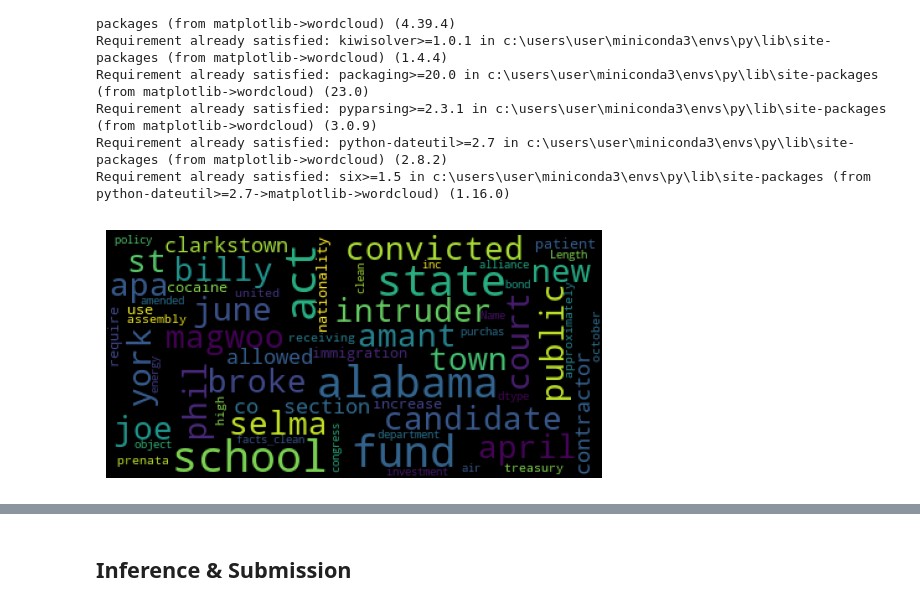
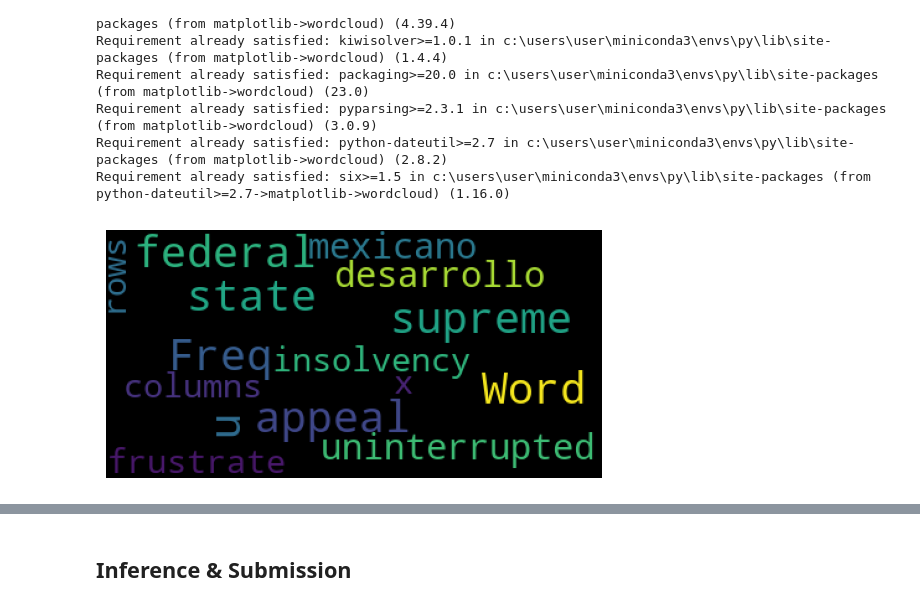
Before and after one commit to dlsco123/mtvsDacon, a Jupyter notebook: [mtvs]nic.ipynb, the cells around one changed output, grey strips where cells are left out. Saved outputs shown, nothing was run; the diff lists cells and outputs as text; code cells hidden in the pictures.

```diff
--- a/[mtvs]nic.ipynb
+++ b/[mtvs]nic.ipynb
@@ -190,7 +188,7 @@ user_stopwords
 # %%
 import re
 
-def utils_preprocess_text(text, flg_stemm=False, flg_lemm=True, lst_stopwords=None):
+def utils_preprocess_text(text, flg_stemm=False, flg_lemm=True, lst_stopwords=None, user_stopwords=None):
 ## clean (convert to lowercase and remove punctuations and characters and then strip)
     text = re.sub(r'[^\w\s]', '', str(text).lower().strip())
 
@@ -199,6 +197,10 @@ def utils_preprocess_text(text, flg_stemm=False, flg_lemm=True, lst_stopwords=No
     if lst_stopwords is not None:
         lst_text = [word for word in lst_text if word not in
                     lst_stopwords]
+
+    if user_stopwords is not None:
+        lst_text = [word for word in lst_text if word not in
+                    user_stopwords]
 
     ## Stemming (remove -ing, -ly, ...)
     if flg_stemm == True:
@@ -264,10 +325,19 @@ plt.show()
 # %%
 y=1
-corpus1 = df_nlp2[df_nlp2["first_party_winner"]== y]["facts_clean"]
-lst_tokens = nltk.tokenize.word_tokenize(corpus1.str.cat(sep=" "))
+corpus0 = df_nlp2[df_nlp2["first_party_winner"]== y]["facts_clean"]
+lst_tokens = nltk.tokenize.word_tokenize(corpus0.str.cat(sep=" "))
+
+fig, ax = plt.subplots(nrows=1, ncols=1)
+fig.suptitle("Most frequent words", fontsize=15)
+figure(figsize=(30, 24))
 
 dic_words_freq = nltk.FreqDist(lst_tokens)
-dtf_uni = pd.DataFrame(dic_words_freq.most_common(), columns=["Word","Freq"])
+dtf_uni0 = pd.DataFrame(dic_words_freq.most_common(), columns=["Word","Freq"])
 # dtf_uni[40:60]
+dtf_uni0.set_index("Word").iloc[:50,:].sort_values(by="Freq").plot(
+                    kind="barh", title="Unigrams", ax=ax,
+                    legend=False).grid(axis='x')
+ax.set(ylabel=None)
+plt.show()
 dtf_uni
 # %% [output]
@@ -302,12 +389,12 @@ Requirement already satisfied: six>=1.5 in c:\users\user\miniconda3\envs\py\lib\
 # %%
 import wordcloud
 
 wc = wordcloud.WordCloud(background_color='black', max_words=100,
                         max_font_size=35)
-wc = wc.generate(str(corpus))
+wc = wc.generate(str(dtf_uni))
 fig = plt.figure(num=1)
 plt.axis('off')
 plt.imshow(wc, cmap=None)
 plt.show()
 # %% [output]
-[figure, old version]
+[figure, new version]
```
Also changed, not shown: parts of 28 cells of this notebook.
